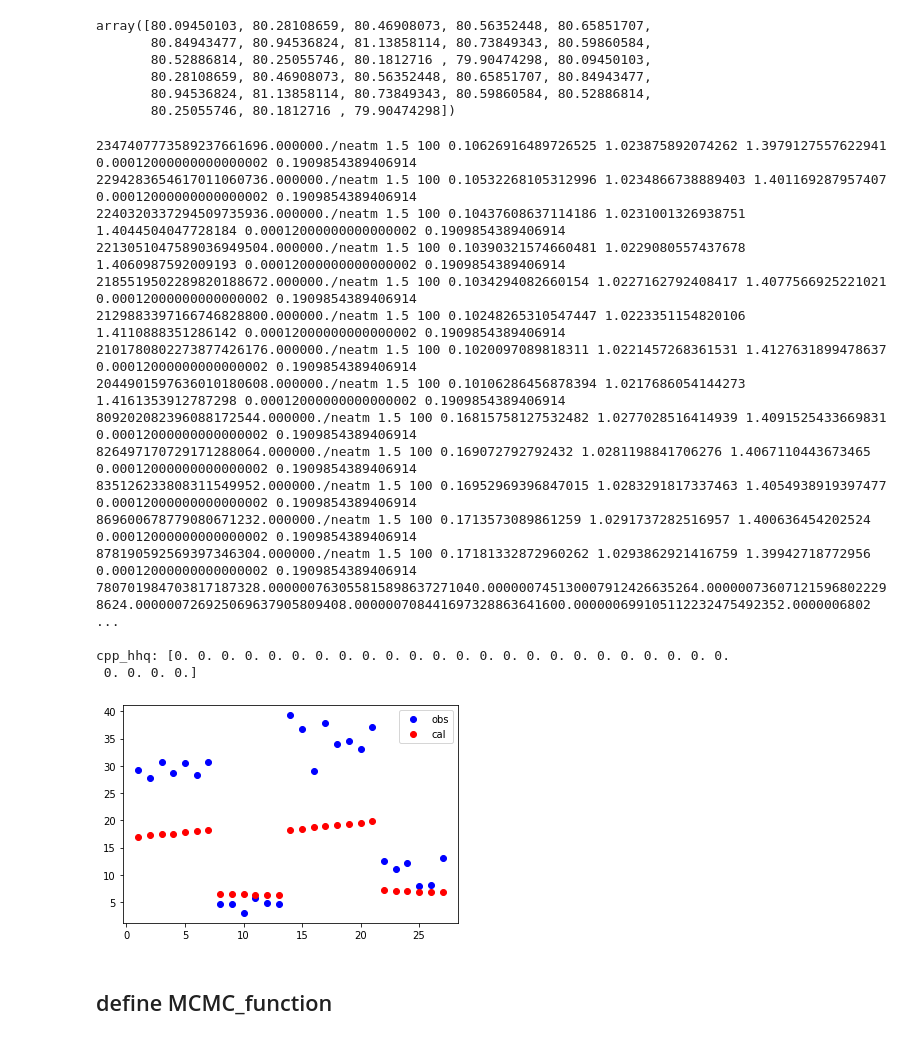
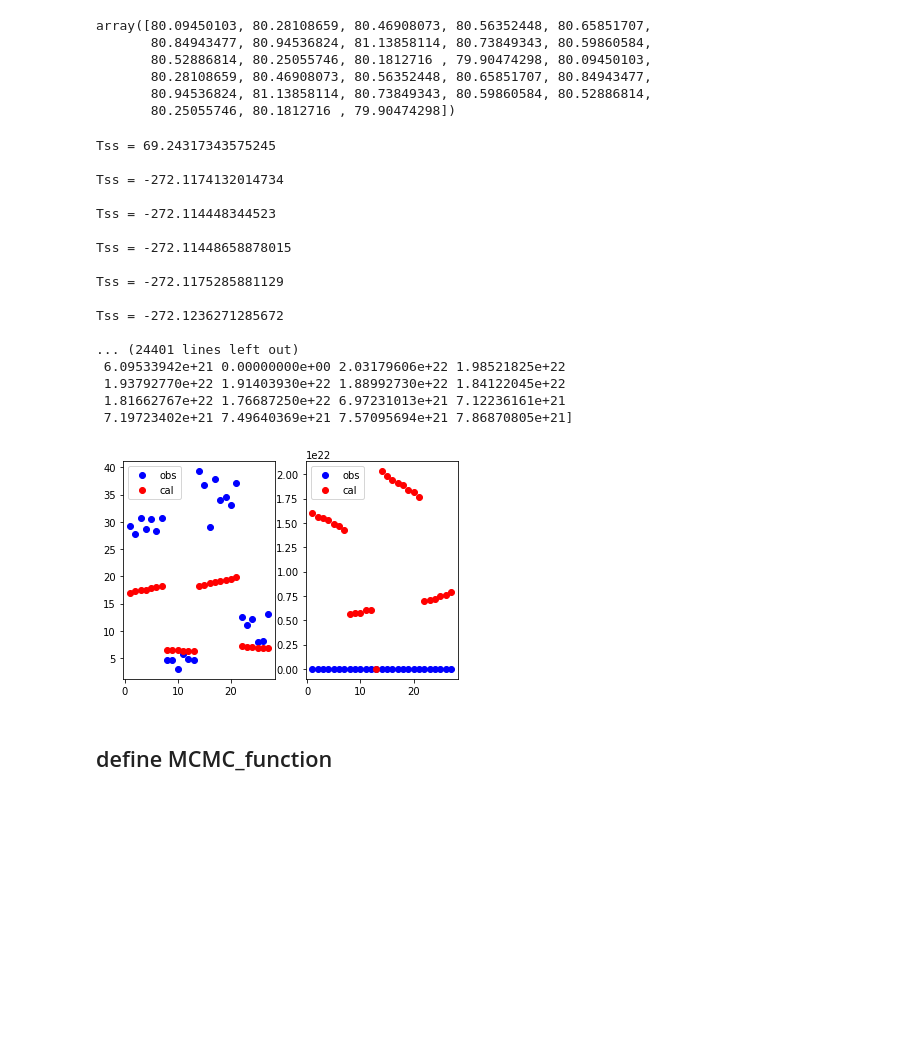
Before and after one commit to AstroHHQ/learngit, a Jupyter notebook: JPLdata/MCMC_Cpp_2010jn71.ipynb, the cells around one changed output. Drawn from its saved outputs; the diff is of its cells as text; code cells hidden in the pictures; blank space fills up the shorter version.

```diff
--- a/JPLdata/MCMC_Cpp_2010jn71.ipynb
+++ b/JPLdata/MCMC_Cpp_2010jn71.ipynb
@@ -44,9 +44,10 @@ import pandas as pd
 from tqdm import tqdm
 import os
 #constant
-Fsun = 1367.5           # sun constant
+Fsun = 1367.5
+Fsun = 1.3608e3# sun constant
 sigma = 5.67E-8         #stefan-boltzmann constant
-h = 6.626007015E-34     #plank constant
+h = 6.626007004E-34     #plank constant
 #q = 0.29+0.684*0.15    #phase integral = 0.29+0.684*G(=0.15)
 epsi = 0.9              #radiance epsilon
 kB = 1.38064852E-23     #boltzmann constant  j/k
@@ -242,53 +293,64 @@ dd_N = np.sqrt(obsec[:,3]**2+obsec[:,4]**2+obsec[:,5]**2)
 alpha_N = (delta_N*delta_N+d_N*d_N-dd_N*dd_N)/(2*delta_N*d_N)
 alpha_N = np.arccos(alpha_N)
 #print("alpha",alpha_N/pi*180,'\n')
 y = obsdat
 nt = np.arange(len(d_N))
 theta = [1.5,100]
-flux = Model_neatm_jhx(theta,x=(delta_N,d_N,alpha_N),lamda=lamdai)
+flux1 = Model_neatm_jhx(theta,x=(delta_N,d_N,alpha_N),lamda=lamdai)
+flux2 = Model_neatm_ohhq(theta,x=(delta_N,d_N,alpha_N),lamda=lamdai)
 x = (delta_N,d_N,alpha_N)
 yerr = 0.1*y
 #plt.plot(nt,flux,label = 'hhq')
 #plt.plot(nt,flux,label = 'hhq')
-print('\n\ncpp_hhq:',Model_neatm_hhq(theta,x=(delta_N,d_N,alpha_N),lamda=lamdai))
+print('\n\ncpp_hhq:',Model_neatm_ohhq(theta,x=(delta_N,d_N,alpha_N),lamda=lamdai))
+##
+plt.subplot(1,2,1)
 plt.plot(nt[1:60],obsdat[1:60],'bo',label = 'obs')
-plt.plot(nt[1:60],flux[1:60],'ro',label = 'cal')
+plt.plot(nt[1:60],flux1[1:60],'ro',label = 'cal')
 #plt.plot(nt[0:len(d_N)],alpha_N[0:len(d_N)],'go',label = 'alpha')
 #print(flux[0:len(d_N)])
 plt.legend()
+##
+plt.subplot(1,2,2)
+plt.plot(nt[1:60],obsdat[1:60],'bo',label = 'obs')
+plt.plot(nt[1:60],flux2[1:60],'ro',label = 'cal')
+#plt.plot(nt[0:len(d_N)],alpha_N[0:len(d_N)],'go',label = 'alpha')
+#print(flux[0:len(d_N)])
+plt.legend()
+
 lenthi = [8,30,200]
 dddd = (lenthi[1]-lenthi[0])/lenthi[2]
 lenth = lenthi[0]
 D = 136
 pv = (1329*pow(10,-Hv/5)/(D*0.001))**2
 q = 0.29+0.684*G
 A = q*pv
 flamda = []
 nlenth  = []
 for i in range(lenthi[2]):
     lenth = lenth+dddd
     nlenth.append(lenth)
     flamda.append((neatm_jhx(Ndd,d_N[1],delta_N[1],alpha_N[1],D,lenth,1.2,A)))
 #plt.plot(nlenth,flamda,label = 'cal')
 # %% [output]
-2347407773589237661696.000000./neatm 1.5 100 0.10626916489726525 1.023875892074262 1.3979127557622941 0.00012000000000000002 0.1909854389406914
-2294283654617011060736.000000./neatm 1.5 100 0.10532268105312996 1.0234866738889403 1.401169287957407 0.00012000000000000002 0.1909854389406914
-2240320337294509735936.000000./neatm 1.5 100 0.10437608637114186 1.0231001326938751 1.4044504047728184 0.00012000000000000002 0.1909854389406914
-2213051047589036949504.000000./neatm 1.5 100 0.10390321574660481 1.0229080557437678 1.4060987592009193 0.00012000000000000002 0.1909854389406914
-2185519502289820188672.000000./neatm 1.5 100 0.1034294082660154 1.0227162792408417 1.4077566925221021 0.00012000000000000002 0.1909854389406914
-2129883397166746828800.000000./neatm 1.5 100 0.10248265310547447 1.0223351154820106 1.4110888351286142 0.00012000000000000002 0.1909854389406914
-2101780802273877426176.000000./neatm 1.5 100 0.1020097089818311 1.0221457268361531 1.4127631899478637 0.00012000000000000002 0.1909854389406914
-2044901597636010180608.000000./neatm 1.5 100 0.10106286456878394 1.0217686054144273 1.4161353912787298 0.00012000000000000002 0.1909854389406914
-809202082396088172544.000000./neatm 1.5 100 0.16815758127532482 1.0277028516414939 1.4091525433669831 0.00012000000000000002 0.1909854389406914
-826497170729171288064.000000./neatm 1.5 100 0.169072792792432 1.0281198841706276 1.4067110443673465 0.00012000000000000002 0.1909854389406914
-835126233808311549952.000000./neatm 1.5 100 0.16952969396847015 1.0283291817337463 1.4054938919397477 0.00012000000000000002 0.1909854389406914
-869600678779080671232.000000./neatm 1.5 100 0.1713573089861259 1.0291737282516957 1.400636454202524 0.00012000000000000002 0.1909854389406914
-878190592569397346304.000000./neatm 1.5 100 0.17181332872960262 1.0293862921416759 1.39942718772956 0.00012000000000000002 0.1909854389406914
-780701984703817187328.000000763055815898637271040.000000745130007912426635264.000000736071215968022298624.000000726925069637905809408.000000708441697328863641600.000000699105112232475492352.0000006802 ...
+Tss = 69.24317343575245
 
-cpp_hhq: [0. 0. 0. 0. 0. 0. 0. 0. 0. 0. 0. 0. 0. 0. 0. 0. 0. 0. 0. 0. 0. 0. 0. 0.
- 0. 0. 0. 0.]
+Tss = -272.1174132014734
+
+Tss = -272.114448344523
+
+Tss = -272.11448658878015
+
+Tss = -272.1175285881129
+
+Tss = -272.1236271285672
+
+... (24401 lines left out)
+ 6.09533942e+21 0.00000000e+00 2.03179606e+22 1.98521825e+22
+ 1.93792770e+22 1.91403930e+22 1.88992730e+22 1.84122045e+22
+ 1.81662767e+22 1.76687250e+22 6.97231013e+21 7.12236161e+21
+ 7.19723402e+21 7.49640369e+21 7.57095694e+21 7.86870805e+21]
-[figure, old version]
+[figure, new version]
 # %% [markdown]
 ## define MCMC_function
 # %%
```
Also changed, not shown: parts of 5 cells of this notebook, 19 other files.
